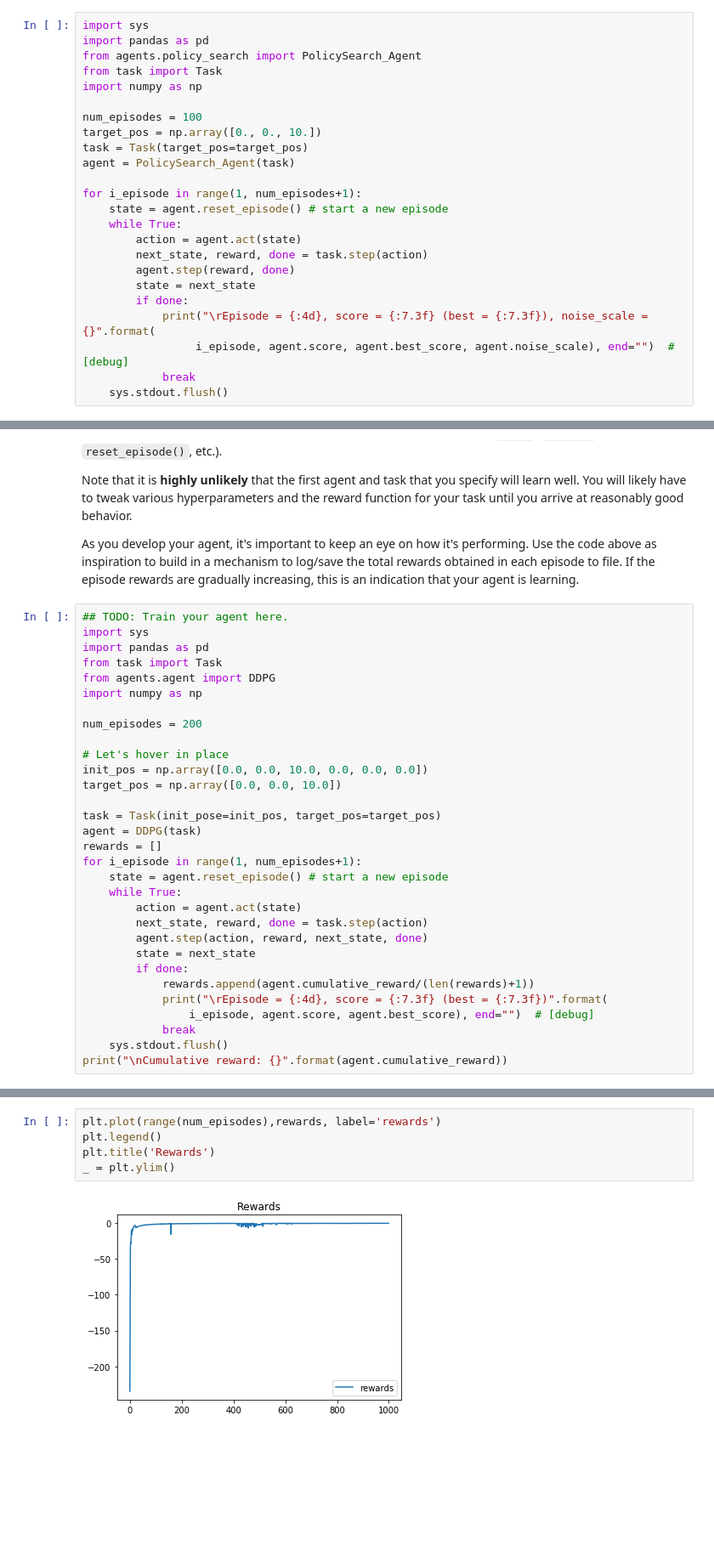
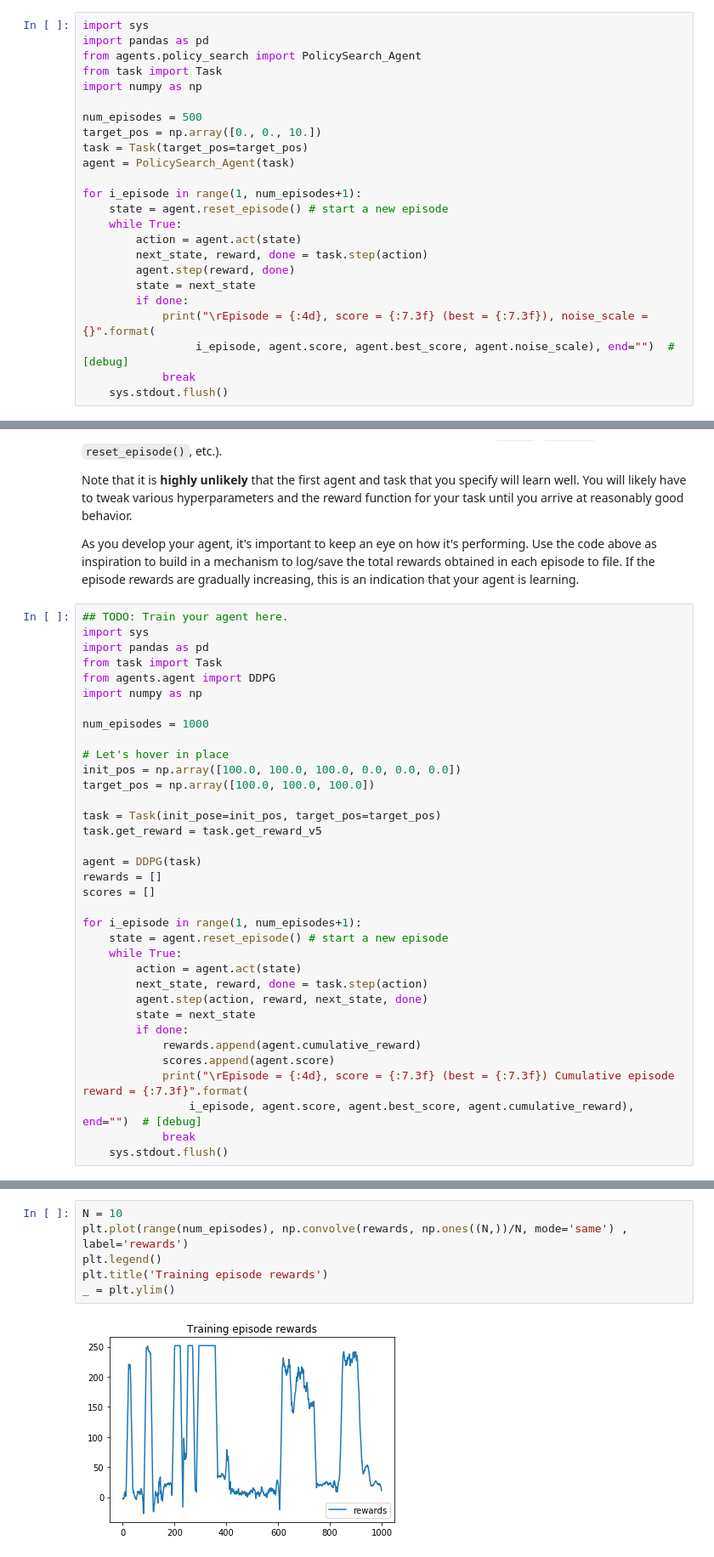
Before and after one commit to crawlik/RL-Quadcopter-2, a Jupyter notebook: Quadcopter_Project.ipynb, the cells around one changed output, grey strips where cells are left out. Shown at 85% size. Saved outputs shown, nothing was run; the diff lists cells and outputs as text; blank space fills up the shorter version.

```diff
--- a/Quadcopter_Project.ipynb
+++ b/Quadcopter_Project.ipynb
@@ -181,7 +181,7 @@ from agents.policy_search import PolicySearch_Agent
 from task import Task
 import numpy as np
 
-num_episodes = 100
+num_episodes = 500
 target_pos = np.array([0., 0., 10.])
 task = Task(target_pos=target_pos)
 agent = PolicySearch_Agent(task)
@@ -220,15 +220,19 @@ from task import Task
 from agents.agent import DDPG
 import numpy as np
 
-num_episodes = 200
+num_episodes = 1000
 
 # Let's hover in place
-init_pos = np.array([0.0, 0.0, 10.0, 0.0, 0.0, 0.0])
-target_pos = np.array([0.0, 0.0, 10.0])
+init_pos = np.array([100.0, 100.0, 100.0, 0.0, 0.0, 0.0])
+target_pos = np.array([100.0, 100.0, 100.0])
 
 task = Task(init_pose=init_pos, target_pos=target_pos)
+task.get_reward = task.get_reward_v5
+
 agent = DDPG(task)
 rewards = []
+scores = []
+
 for i_episode in range(1, num_episodes+1):
     state = agent.reset_episode() # start a new episode
     while True:
@@ -237,10 +241,10 @@ for i_episode in range(1, num_episodes+1):
         agent.step(action, reward, next_state, done)
         state = next_state
         if done:
-            rewards.append(agent.cumulative_reward/(len(rewards)+1))
-            print("\rEpisode = {:4d}, score = {:7.3f} (best = {:7.3f})".format(
-                i_episode, agent.score, agent.best_score), end="")  # [debug]
+            rewards.append(agent.cumulative_reward)
+            scores.append(agent.score)
+            print("\rEpisode = {:4d}, score = {:7.3f} (best = {:7.3f}) Cumulative episode reward = {:7.3f}".format(
+                i_episode, agent.score, agent.best_score, agent.cumulative_reward), end="")  # [debug]
             break
     sys.stdout.flush()
-print("\nCumulative reward: {}".format(agent.cumulative_reward))
 # %% [output]
@@ -341,7 +347,8 @@ _ = plt.ylim()
 # %%
-plt.plot(range(num_episodes),rewards, label='rewards')
+N = 10
+plt.plot(range(num_episodes), np.convolve(rewards, np.ones((N,))/N, mode='same') , label='rewards')
 plt.legend()
-plt.title('Rewards')
+plt.title('Training episode rewards')
 _ = plt.ylim()
 # %% [output]
-[figure, old version]
+[figure, new version]
```
Also changed, not shown: parts of 26 cells of this notebook, 4 other files.
